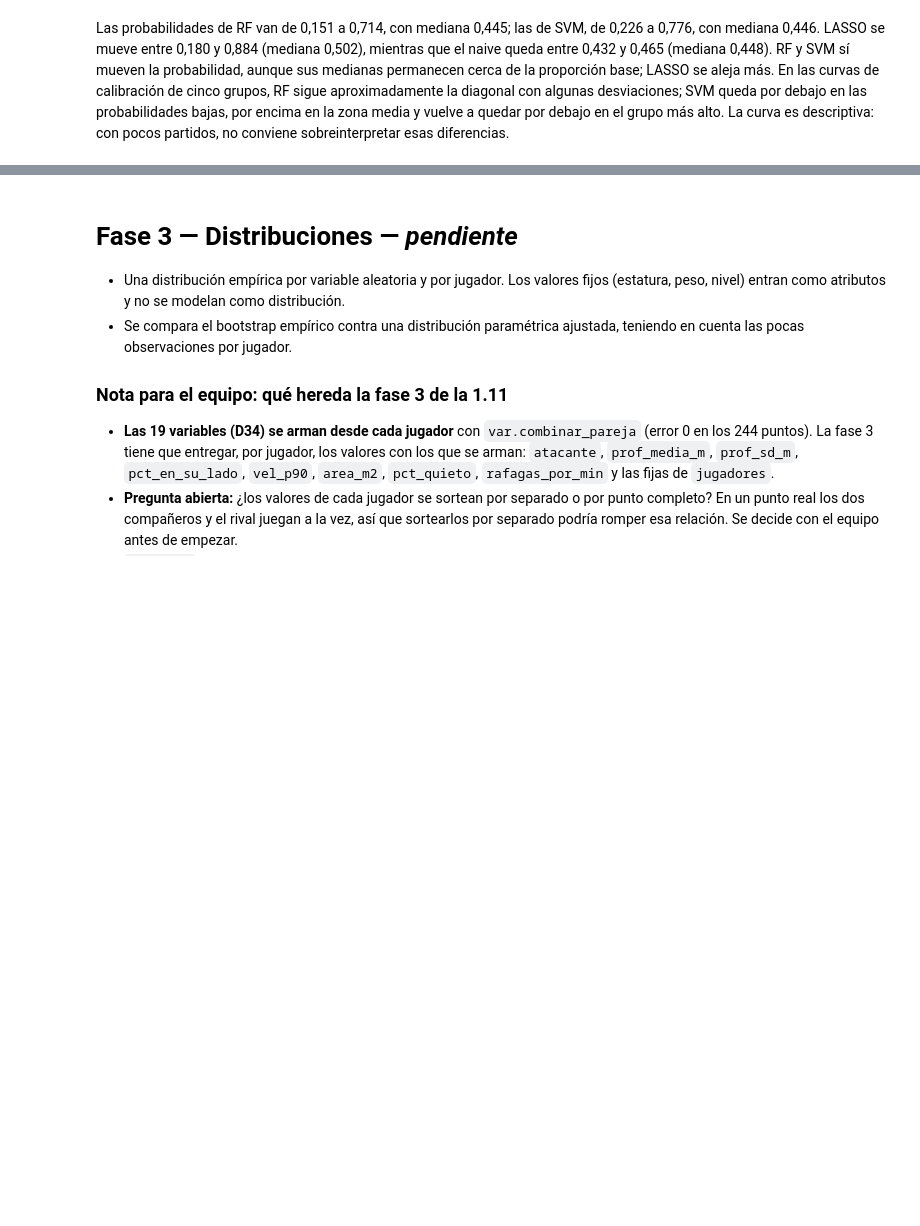
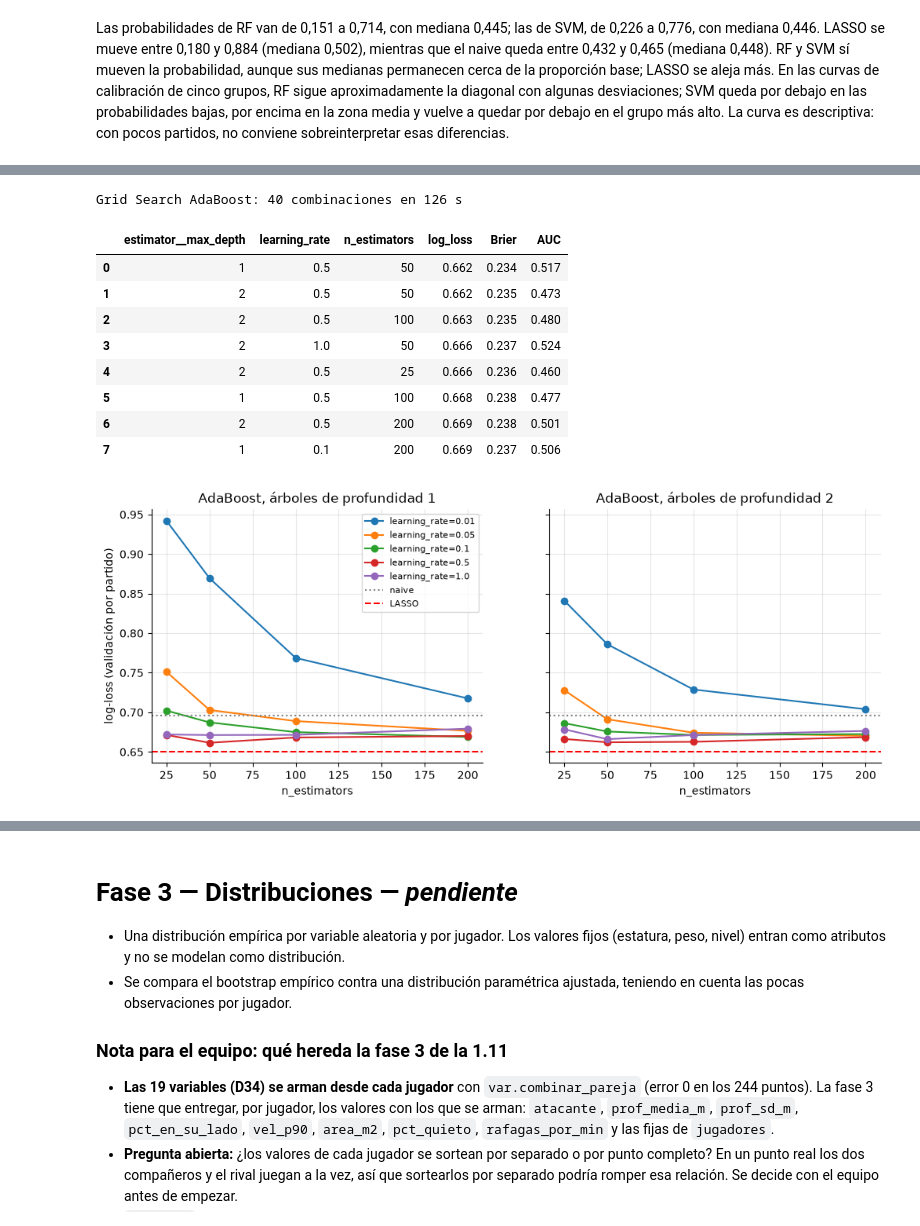
Before and after one commit to juanjocamposv/Proyecto_final_analitica, a Jupyter notebook: notebooks/Proyecto_Parejas_Padel.ipynb, the cells around one changed output, grey strips where cells are left out. Drawn from its saved outputs; the diff is of its cells as text; code cells hidden in the pictures; blank space fills up the shorter version.

```diff
--- a/notebooks/Proyecto_Parejas_Padel.ipynb
+++ b/notebooks/Proyecto_Parejas_Padel.ipynb
@@ -2424,0 +2549,7 @@ Para la 2.7, RF, LASSO y SVM-LASSO son candidatos, aunque sus errores son muy pa
+# %%
+# AdaBoost "de fábrica": 50 stumps, learning_rate = 1
+ada_base = AdaBoostClassifier(estimator=DecisionTreeClassifier(max_depth=1, random_state=datos.SEMILLA),
+                              n_estimators=50, learning_rate=1.0, random_state=datos.SEMILLA)
+p_ada_base = mod.predecir_cv(ada_base, X_train, y_train, pliegues)
+resultados_cv['adaboost_base'] = mod.metricas(y_train, p_ada_base, pliegues)
+pd.DataFrame(resultados_cv).T.round(3)
@@ -2424,0 +2571,34 @@ Para la 2.7, RF, LASSO y SVM-LASSO son candidatos, aunque sus errores son muy pa
+# %%
+# Grid Search: 2 x 4 x 5 = 40 combinaciones
+grid_ada = ParameterGrid({
+    'estimator__max_depth': [1, 2],
+    'n_estimators': [25, 50, 100, 200],
+    'learning_rate': [0.01, 0.05, 0.1, 0.5, 1.0],
+})
+res_ada = buscar(ada_base, grid_ada, 'Grid Search AdaBoost')
+display(res_ada.head(8).round(3))
+
+# Log-loss contra n_estimators, una línea por learning rate
+fig, ax = plt.subplots(1, 2, figsize=(12, 4.2), sharey=True)
+for a, (prof, d) in zip(ax, res_ada.groupby('estimator__max_depth')):
+    for lr, dd in d.groupby('learning_rate'):
+        dd = dd.sort_values('n_estimators')
+        a.plot(dd['n_estimators'], dd['log_loss'], 'o-', label=f'learning_rate={lr}')
+    a.axhline(resultados_cv['naive']['log_loss'], color='gray', linestyle=':', label='naive')
+    a.axhline(resultados_cv['lasso']['log_loss'], color='red', linestyle='--', label='LASSO')
+    a.set(title=f'AdaBoost, árboles de profundidad {prof}', xlabel='n_estimators')
+    a.grid(alpha=0.3); a.spines[['top', 'right']].set_visible(False)
+ax[0].set_ylabel('log-loss (validación por partido)'); ax[0].legend(fontsize=8)
+plt.show()
+# %% [output]
+Grid Search AdaBoost: 40 combinaciones en 126 s
+|  | estimator__max_depth | learning_rate | n_estimators | log_loss | Brier | AUC |
+| 0 | 1 | 0.5 | 50 | 0.662 | 0.234 | 0.517 |
+| 1 | 2 | 0.5 | 50 | 0.662 | 0.235 | 0.473 |
+| 2 | 2 | 0.5 | 100 | 0.663 | 0.235 | 0.480 |
+| 3 | 2 | 1.0 | 50 | 0.666 | 0.237 | 0.524 |
+| 4 | 2 | 0.5 | 25 | 0.666 | 0.236 | 0.460 |
+| 5 | 1 | 0.5 | 100 | 0.668 | 0.238 | 0.477 |
+| 6 | 2 | 0.5 | 200 | 0.669 | 0.238 | 0.501 |
+| 7 | 1 | 0.1 | 200 | 0.669 | 0.237 | 0.506 |
+[figure, added]
```
Also changed, not shown: parts of 61 cells of this notebook, 3 other files.
